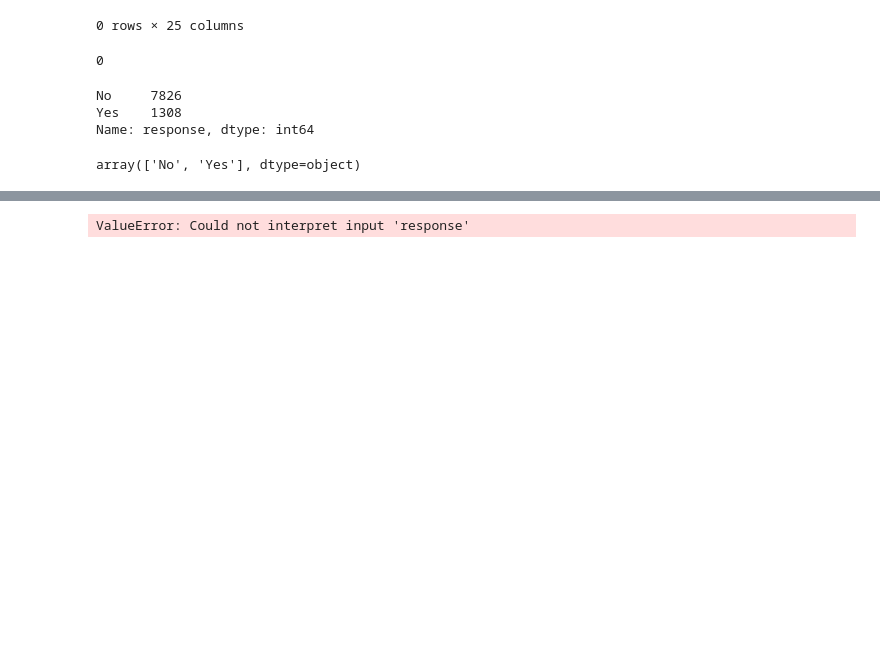
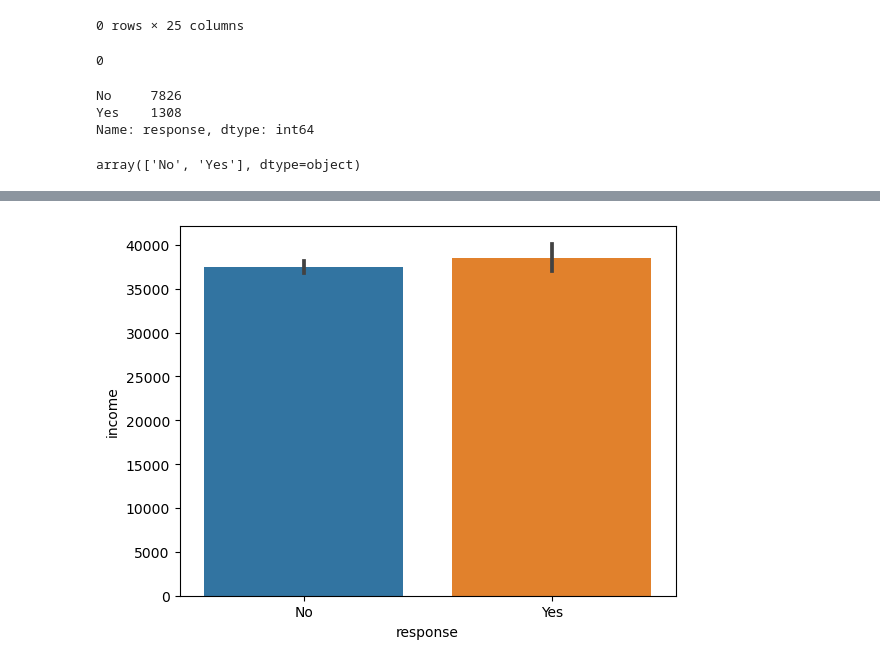
Before and after one commit to fioreortiz/lab-customer-analysis-round-3, a Jupyter notebook: files_for_lab/csv_files/Solution_Lab_CustomerAnalysisRound3.ipynb, the cells around one changed output, grey strips where cells are left out. Saved outputs shown, nothing was run; the diff lists cells and outputs as text; code cells hidden in the pictures; blank space fills up the shorter version.

```diff
--- a/files_for_lab/csv_files/Solution_Lab_CustomerAnalysisRound3.ipynb
+++ b/files_for_lab/csv_files/Solution_Lab_CustomerAnalysisRound3.ipynb
@@ -175,6 +175,6 @@ ValueError: Could not interpret input 'response'
 # %%
 # 6. Show a plot of the response rate by income.
-sns.barplot(marketing=marketing, x="response", y="income")
+sns.barplot(data=marketing, x="response", y="income")
 plt.show()
 # %% [output]
-ValueError: Could not interpret input 'response'
+[figure, added]
```
Also changed, not shown: parts of 3 cells of this notebook.
